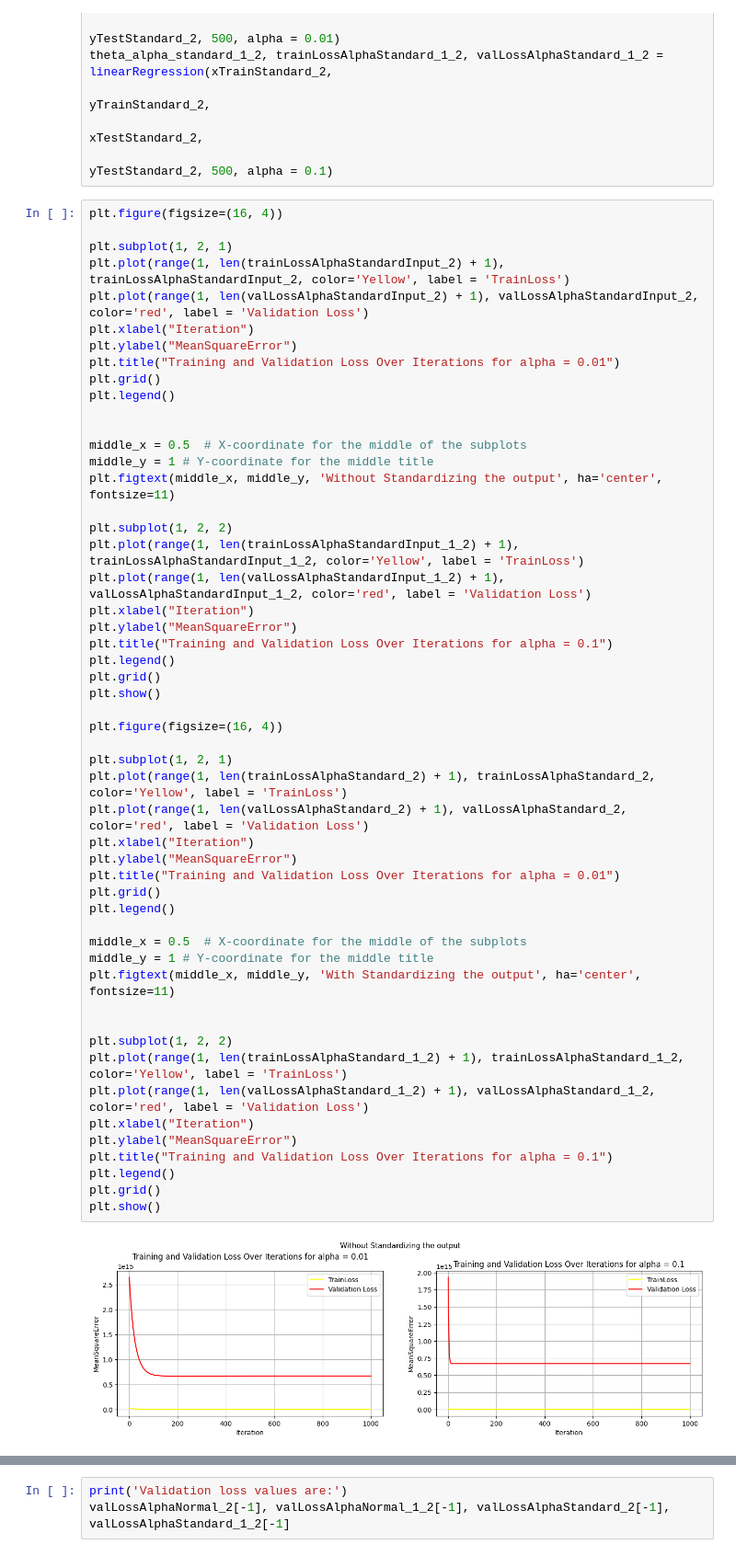
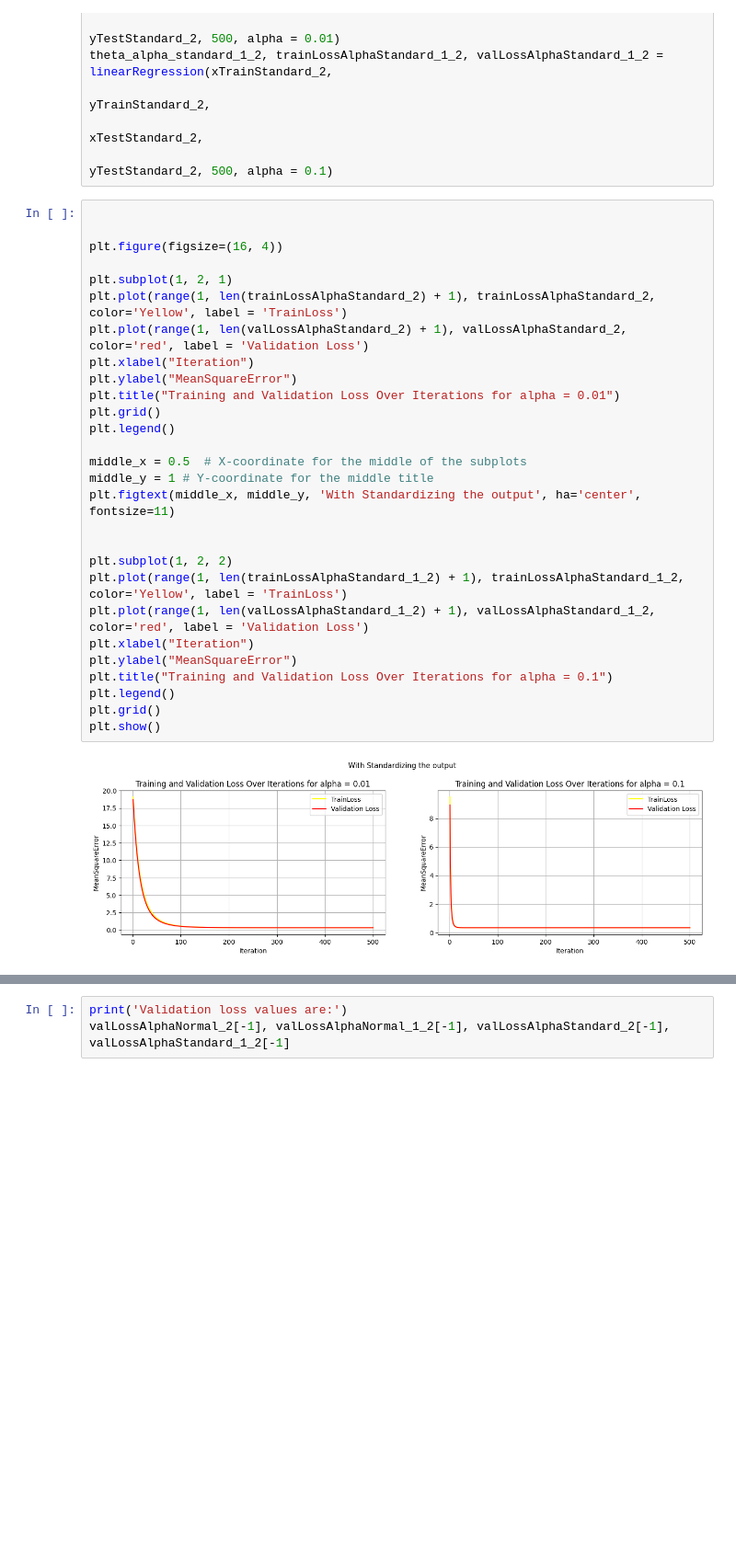
Before and after one commit to UmaNagirireddi/ML_Assignment2, a Jupyter notebook: ML_AST2.ipynb, the cells around one changed output, grey strips where cells are left out. Shown: that part at 92% size. Saved outputs shown, nothing was run; the diff lists cells and outputs as text; blank space fills up the shorter version.

```diff
--- a/ML_AST2.ipynb
+++ b/ML_AST2.ipynb
@@ -453,56 +374,32 @@ theta_alpha_standard_1_2, trainLossAlphaStandard_1_2, valLossAlphaStandard_1_2 =
                                                                                                    xTestStandard_2,
                                                                                                    yTestStandard_2, 500, alpha = 0.1)
 # %%
-plt.figure(figsize=(16, 4))
 
-plt.subplot(1, 2, 1)
-plt.plot(range(1, len(trainLossAlphaStandardInput_2) + 1), trainLossAlphaStandardInput_2, color='Yellow', label = 'TrainLoss')
-plt.plot(range(1, len(valLossAlphaStandardInput_2) + 1), valLossAlphaStandardInput_2, color='red', label = 'Validation Loss')
-plt.xlabel("Iteration")
-plt.ylabel("MeanSquareError")
-plt.title("Training and Validation Loss Over Iterations for alpha = 0.01")
-plt.grid()
-plt.legend()
-
-
-middle_x = 0.5  # X-coordinate for the middle of the subplots
-middle_y = 1 # Y-coordinate for the middle title
-plt.figtext(middle_x, middle_y, 'Without Standardizing the output', ha='center', fontsize=11)
-
-plt.subplot(1, 2, 2)
-plt.plot(range(1, len(trainLossAlphaStandardInput_1_2) + 1), trainLossAlphaStandardInput_1_2, color='Yellow', label = 'TrainLoss')
-plt.plot(range(1, len(valLossAlphaStandardInput_1_2) + 1), valLossAlphaStandardInput_1_2, color='red', label = 'Validation Loss')
-plt.xlabel("Iteration")
-plt.ylabel("MeanSquareError")
-plt.title("Training and Validation Loss Over Iterations for alpha = 0.1")
-plt.legend()
-plt.grid()
-plt.show()
 
 plt.figure(figsize=(16, 4))
 
 plt.subplot(1, 2, 1)
 plt.plot(range(1, len(trainLossAlphaStandard_2) + 1), trainLossAlphaStandard_2, color='Yellow', label = 'TrainLoss')
 plt.plot(range(1, len(valLossAlphaStandard_2) + 1), valLossAlphaStandard_2, color='red', label = 'Validation Loss')
 plt.xlabel("Iteration")
 plt.ylabel("MeanSquareError")
 plt.title("Training and Validation Loss Over Iterations for alpha = 0.01")
 plt.grid()
 plt.legend()
 
 middle_x = 0.5  # X-coordinate for the middle of the subplots
 middle_y = 1 # Y-coordinate for the middle title
 plt.figtext(middle_x, middle_y, 'With Standardizing the output', ha='center', fontsize=11)
 
 
 plt.subplot(1, 2, 2)
 plt.plot(range(1, len(trainLossAlphaStandard_1_2) + 1), trainLossAlphaStandard_1_2, color='Yellow', label = 'TrainLoss')
 plt.plot(range(1, len(valLossAlphaStandard_1_2) + 1), valLossAlphaStandard_1_2, color='red', label = 'Validation Loss')
 plt.xlabel("Iteration")
 plt.ylabel("MeanSquareError")
 plt.title("Training and Validation Loss Over Iterations for alpha = 0.1")
 plt.legend()
 plt.grid()
 plt.show()
 # %% [output]
-[figure, old version]
+[figure, new version]
```
Also changed, not shown: parts of 18 cells of this notebook.
